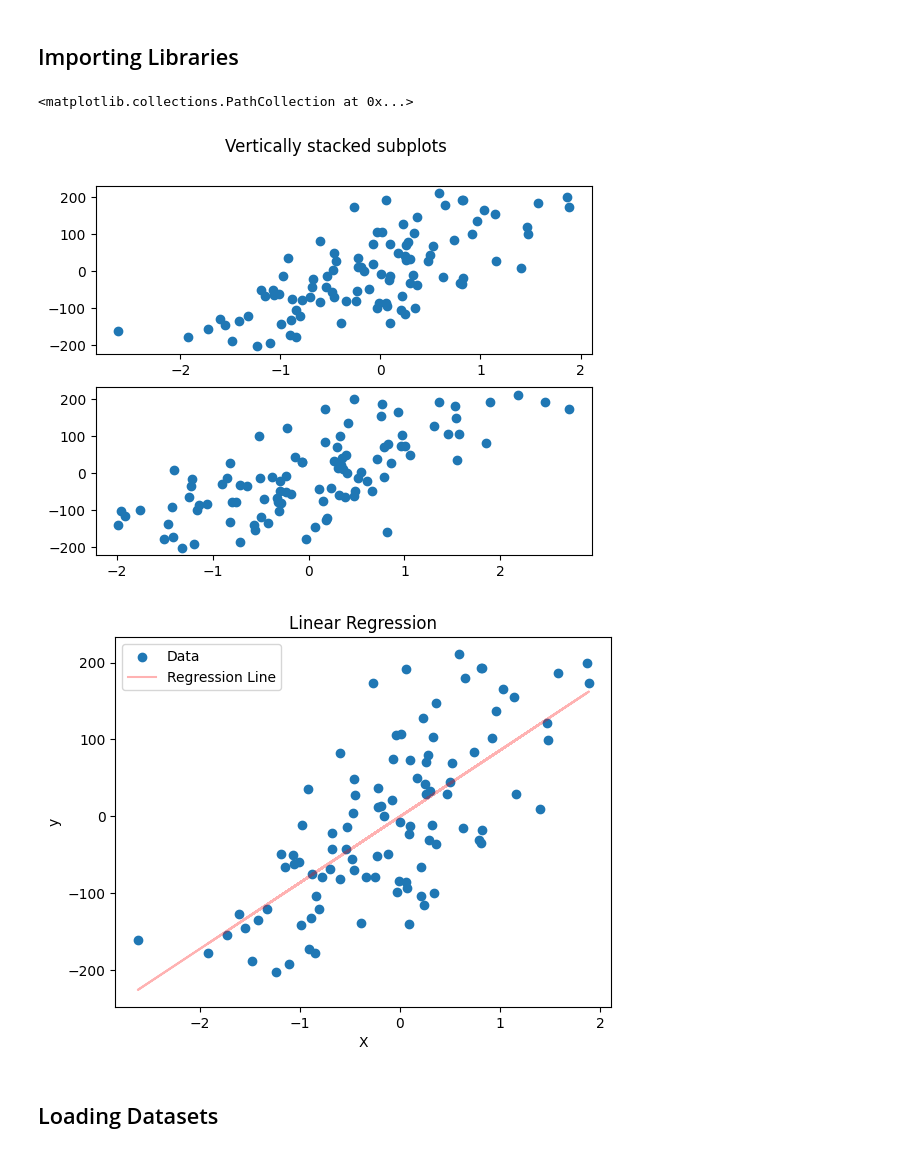
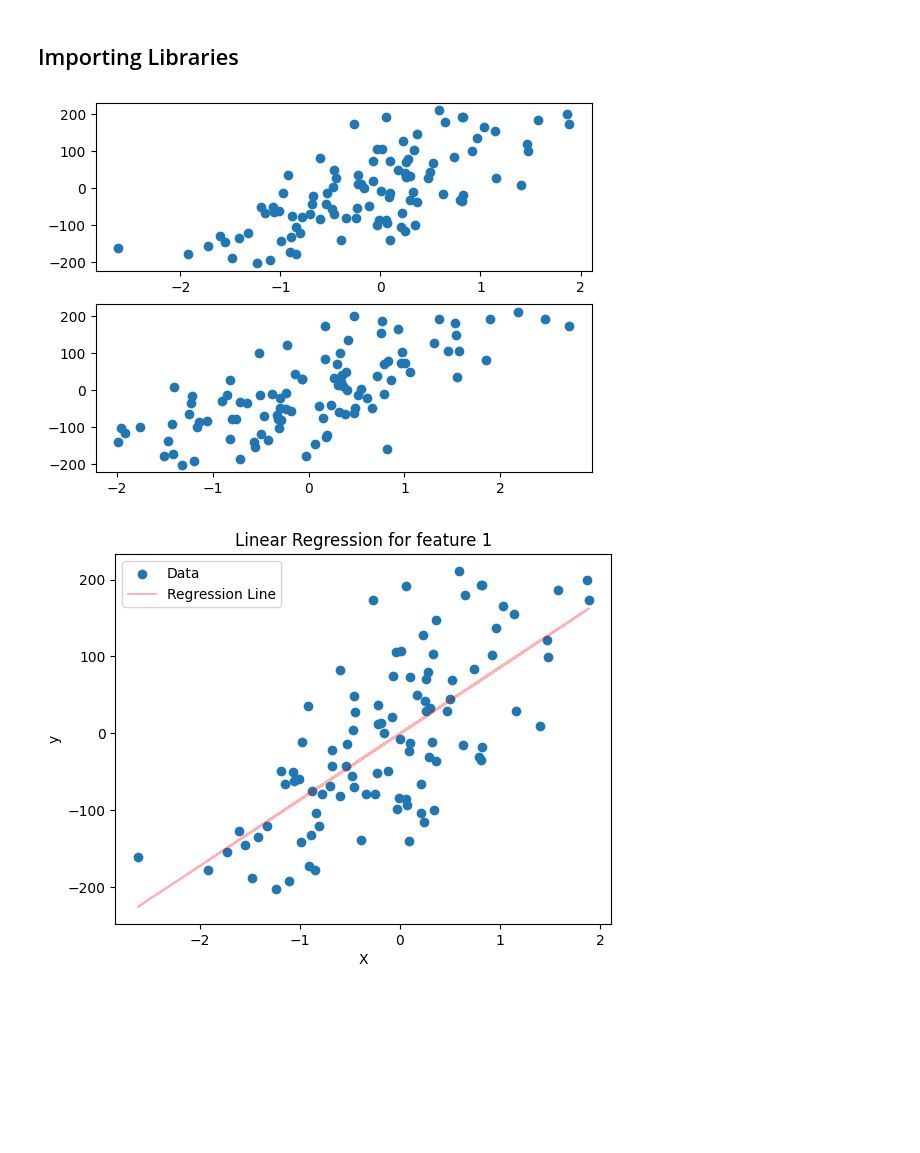
Before and after one commit to adimail/notebooks, a Jupyter notebook: regression.ipynb, the cells around one changed output. Saved outputs shown, nothing was run; the diff lists cells and outputs as text; code cells hidden in the pictures; blank space fills up the shorter version.

```diff
--- a/regression.ipynb
+++ b/regression.ipynb
@@ -17,21 +15,15 @@ from scipy.stats import ttest_ind, norm, zscore
 # %%
-import numpy as np
-import matplotlib.pyplot as plt
-from sklearn.datasets import make_regression
-from sklearn.linear_model import LinearRegression
-
-data, target = make_regression(n_samples=100, n_features=2, noise=10, random_state=42)
+data, target = datasets.make_regression(n_samples=100, n_features=2, noise=10, random_state=42)
 
 df = pd.DataFrame(data, columns=["Feature 1", "Feature 2"])
 df["target"] = target
 
 fig, axs = plt.subplots(2)
-fig.suptitle('Vertically stacked subplots')
 axs[0].scatter(df["Feature 1"], y)
 axs[1].scatter(df["Feature 2"], y)
+plt.show()
 # %% [output]
-<matplotlib.collections.PathCollection at 0x...>
-[figure, old version]
+[figure, new version]
 # %%
 X_train, X_test, y_train, y_test = train_test_split(data, target, random_state = 0)
 # %%
@@ -43,12 +39,10 @@ b = model.intercept_
 # %%
-plt.scatter(df["Feature 1"], y, label='Data')
-plt.plot(df["Feature 1"], m*df["Feature 1"] + b, color='red', alpha=0.3, label='Regression Line')
+plt.scatter(feature1, target, label='Data')
+plt.plot(feature1, m*feature1 + b, color='red', alpha=0.3, label='Regression Line')
 plt.xlabel('X')
 plt.ylabel('y')
-plt.title('Linear Regression')
+plt.title('Linear Regression for feature 1')
 plt.legend()
 plt.show()
 # %% [output]
-[figure, old version]
+[figure, new version]
-# %% [markdown]
-## Loading Datasets
```
Also changed, not shown: parts of 9 cells of this notebook.
